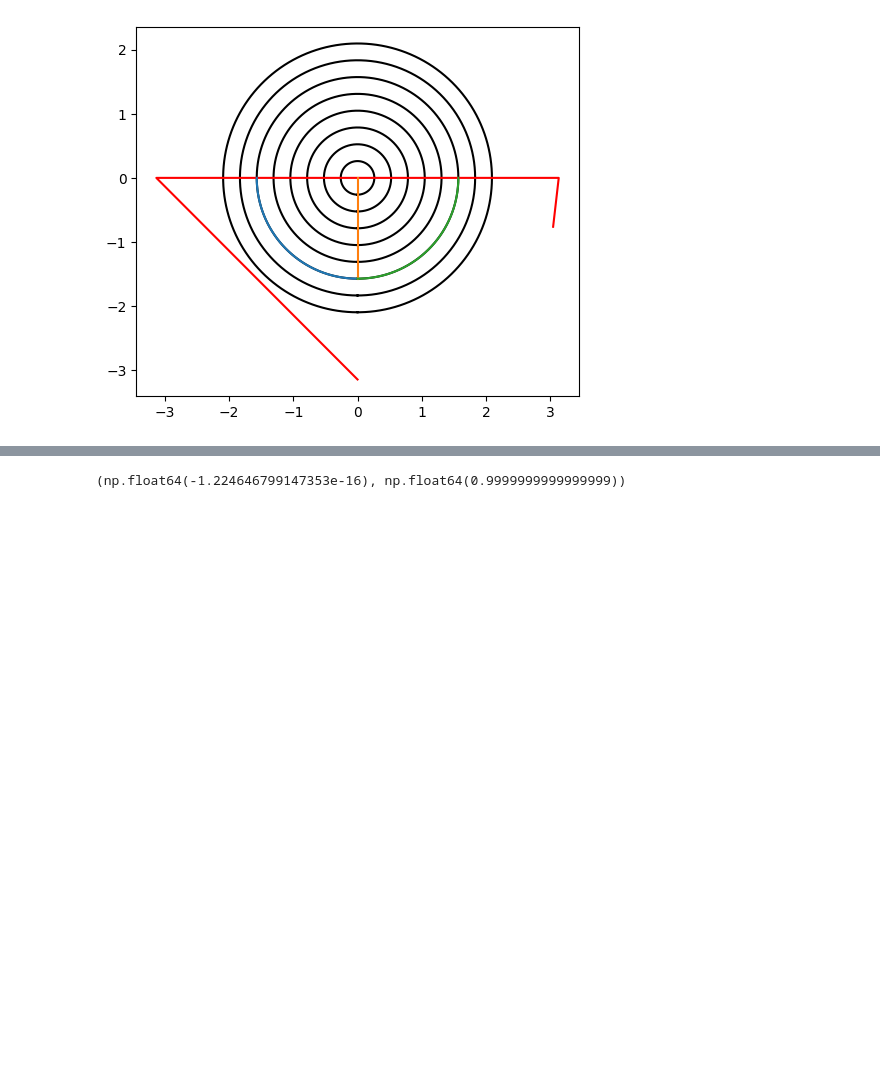
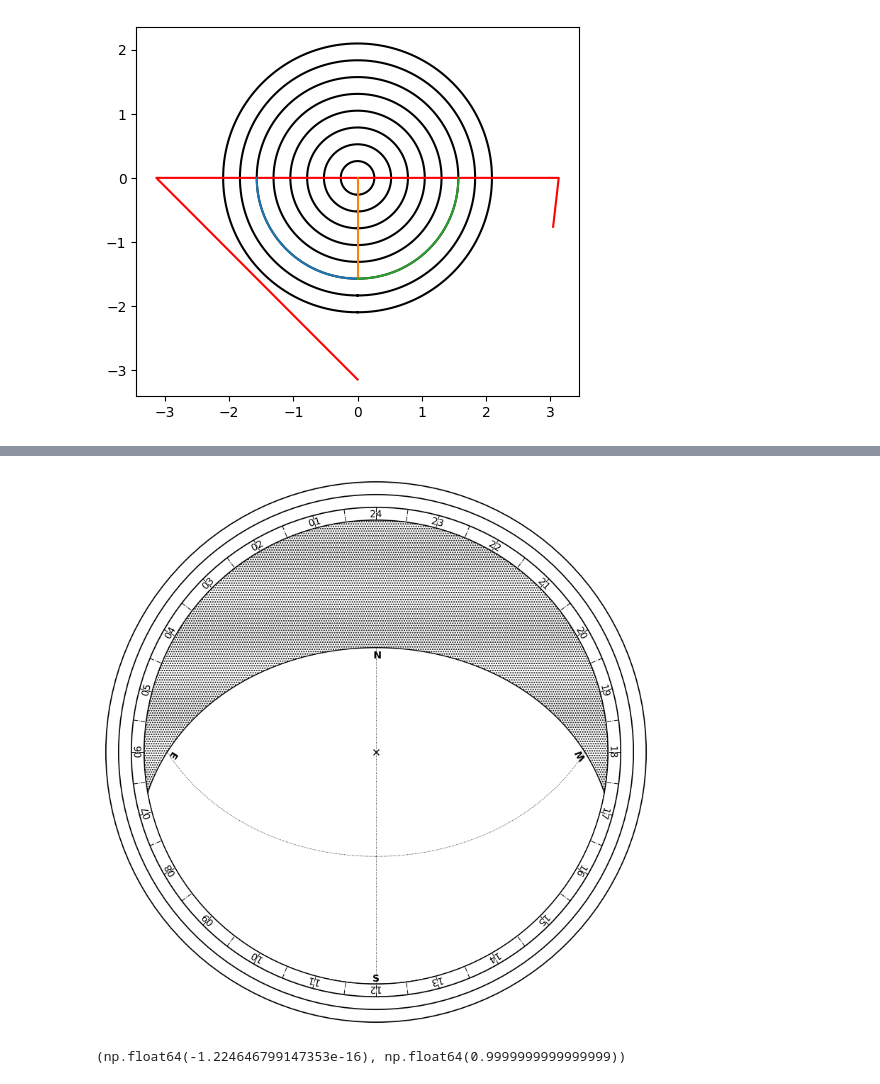
Before and after one commit to Giacomo-Menegatti/HARey_constellations_cards, a Jupyter notebook: astrolabe.ipynb, the cells around one changed output, grey strips where cells are left out. Saved outputs shown, nothing was run; the diff lists cells and outputs as text; code cells hidden in the pictures; blank space fills up the shorter version.

```diff
--- a/astrolabe.ipynb
+++ b/astrolabe.ipynb
@@ -132,9 +132,3 @@ stereo_polar((70,70,70), (-10,0,10))
 # %% [output]
 (array([-1.11988206, -0.93969262, -0.78849573]),
  array([-0.40760373, -0.34202014, -0.28698898]))
-# %%
-from HARey_constellation_cards.astro_projection import stereographic_projection
-lat, long = np.random.randint(-90,90, size=5000), np.random.randint(-180,180, size=5000)
-lat0, long0 = 70, 0
-print(stereographic_projection(long0, lat0)(long, lat))
-print(stereo_centered(lat, long, lat0, long0))
@@ -264,15 +219,18 @@ def text_place(text, ax, xy, angle, font_size):
     ax.add_patch(patch)
 # %%
 
-def plot_mask(lat, fov=210, mode='azimuth'):
+def plot_mask(lat, fov=210, mode='azimuth', face='front'):
 
     if lat == 0:
-        raise Exception('A latitude of zero is an exceptional value that breaks the plotting. Use instead the reverse mask function')
+        # The equator breaks the projection, so instead of 0 a very small value is used
+        lat = 1e-2
 
     pole = 'S' if lat < 0 else 'N'
-    sign = np.sign(lat)
+    pole_sign = np.sign(lat)
+    face_sign = 1 if face=='front' else -1
+    sign = pole_sign*face_sign
 
-    lat = np.abs(lat)
+    lat = sign*lat
     max_dec = (180-fov)/2
 
     if mode == 'stereo':
@@ -287,9 +245,9 @@ def plot_mask(lat, fov=210, mode='azimuth'):
     # Horizon (points done anticlockwise to make the cutout)
     h_x, h_y = project_mask(np.linspace(360,0,1001), np.full(1001, 0), lat, mode=mode)
 
-    # Meridians
+    # Meridians (east and west)
     M_x, M_y = [], []
-    for phi in range(0,360,90):
+    for phi in (90,-90):
         m_x, m_y = project_mask(np.full(1001, phi), np.linspace(0,90,1001), lat, mode=mode)
         M_x.append(m_x)
         M_y.append(m_y)
@@ -306,35 +264,43 @@ def plot_mask(lat, fov=210, mode='azimuth'):
     w_angle = np.rad2deg(np.arctan2(y[1]-y[0], x[1]-x[0]))
 
     # North cardinal point (from the north emisphere)
-    n_x, n_y = project_mask(180,0,lat, mode=mode)
+    _, n_y = project_mask(180,0,lat, mode=mode)
     n_angle = 180
 
     # South cardinal point
-    s_x, s_y = project_mask(0,0, lat, mode=mode)
+    _, s_y = project_mask(0,0, lat, mode=mode)
     s_y = max(s_y, -circle_radius)
     s_angle = 0
 
     # From the southern emispere, north and south points are switched
-    if pole=='S':
-        n_x, n_y, n_angle, s_x, s_y, s_angle = s_x, s_y, s_angle, n_x, n_y, n_angle
+    if sign<0:
+        n_y, n_angle, s_y, s_angle =  s_y, s_angle, n_y, n_angle
 
 
 
-    int_r = 0.95
+    int_r = 0.85
+    ext_r = 0.99
     scale = int_r/circle_radius
 
     # Create the shape
     vertices = []
     codes = []
 
-    vertices.extend(np.array([scale*ec_x, scale*ec_y]).transpose())
-    codes.extend([Path.MOVETO] + [Path.LINETO]*(len(ec_x)-2) + [Path.CLOSEPOLY])
-    vertices.extend(np.array([scale*h_x, scale*h_y]).transpose())
-    codes.extend([Path.MOVETO] + [Path.LINETO]*(len(h_x)-2) + [Path.CLOSEPOLY])
+    if face=='front':
+        # With the front face, the horizon is created as a cutout from the whole circle
+        vertices.extend(np.array([scale*ec_x, scale*ec_y]).transpose())
+        codes.extend([Path.MOVETO] + [Path.LINETO]*(len(ec_x)-2) + [Path.CLOSEPOLY])
+        vertices.extend(np.array([scale*h_x, scale*h_y]).transpose())
+        codes.extend([Path.MOVETO] + [Path.LINETO]*(len(h_x)-2) + [Path.CLOSEPOLY])
 
-    # Join the two paths into a patch
+    else:
+        # The back face instead the horizon is a convex figure, done in one pass only
+        vertices.extend(np.array([scale*h_x, scale*h_y]).transpose())
+        codes.extend([Path.MOVETO] + [Path.LINETO]*(len(h_x)-2) + [Path.CLOSEPOLY])
+
     mask = Path(vertices, codes)
     mask = PathPatch(mask, hatch='.....', facecolor='none', edgecolor='k')
+
     clip_circle = Circle((0,0), int_r, facecolor='none', edgecolor='k')
 
     fig, ax = plt.subplots(figsize=(10,10))
@@ -346,23 +312,38 @@ def plot_mask(lat, fov=210, mode='azimuth'):
         meridian, = ax.plot(scale*m_x, scale*m_y, color='k', lw=0.6, ls=':')
         meridian.set_clip_path(clip_circle)
 
+    # North-south meridian
+    if face=='front':
+        ax.plot((0,0), (scale*n_y, scale*s_y), color='k', lw=0.6, ls=':')
+    else:
+        s = 1 if pole=='N' else -1
+        ax.plot((0,0), (scale*n_y, s*int_r), color='k', lw=0.6, ls=':')
+        ax.plot((0,0), (scale*s_y, -s*int_r), color='k', lw=0.6, ls=':')
 
-
-
-    # Plot east and west markers
+    # Plot cardinal points
     ax.text(scale*e_x, scale*e_y, 'E', rotation=e_angle, ha='center', va='bottom', rotation_mode='anchor', fontsize=10, weight='bold')
     ax.text(scale*w_x, scale*w_y, 'W', rotation=w_angle, ha='center', va='bottom', rotation_mode='anchor', fontsize=10, weight='bold')
-    ax.text(scale*n_x, scale*n_y, 'N', rotation=n_angle, ha='center', va='bottom', rotation_mode='anchor', fontsize=10, weight='bold')
-    ax.text(scale*s_x, scale*s_y, 'S', rotation=s_angle, ha='center', va='bottom', rotation_mode='anchor', fontsize=10, weight='bold')
 
+    # Do not display the markers is outside the map
+    if np.abs(scale*n_y) <= int_r:
+        ax.text(0, scale*n_y, 'N', rotation=n_angle, ha='center', va='bottom', rotation_mode='anchor', fontsize=10, weight='bold')
 
-    ax.add_patch(Circle((0,0), 0.99, facecolor='none', edgecolor='k'))
+    if np.abs(scale*s_y) <= int_r:
+        ax.text(0, scale*s_y, 'S', rotation=s_angle, ha='center', va='bottom', rotation_mode='anchor', fontsize=10, weight='bold')
+
+    spacing = (ext_r-int_r)/3
+    for i in range(1,4):
+        ax.add_patch(Circle((0,0), int_r + i*spacing, facecolor='none', edgecolor='k', lw=1.2))
+
+    hour_r = int_r + spacing/2
+    circle_r = int_r + spacing
 
     for hour in range(1,25):
         angle = np.pi/12*hour
+        text_place(f'{hour:02}', ax, (hour_r*np.sin(-sign*angle), hour_r*np.cos(-sign*angle)), angle=sign*angle, font_size=0.035)
 
-        ax.plot([0.99*np.sin(angle), int_r*np.sin(angle)], [0.99*np.cos(angle), int_r*np.cos(angle)], color='k', ls='-.', lw=0.7)
-        text_place(f'{hour:02}', ax, (0.97*np.sin(-sign*angle), 0.97*np.cos(-sign*angle)), angle=sign*angle, font_size=0.035)
+    for angle in np.linspace(0,2*np.pi,49):
+        ax.plot([circle_r*np.sin(angle), int_r*np.sin(angle)], [circle_r*np.cos(angle), int_r*np.cos(angle)], color='k', ls='-.', lw=0.7)
 
     ax.plot(0,0,'kx')
     ax.set_xlim(-1,1)
@@ -371,5 +352,5 @@ def plot_mask(lat, fov=210, mode='azimuth'):
     ax.set_axis_off()
     plt.show()
 
-plot_mask(0, fov=200, mode='azimuth')
+plot_mask(45, fov=200, mode='azimuth', face='front')
 # %% [output]
@@ -377,3 +357,4 @@ Exception: A latitude of zero is an exceptional value that breaks the plotting.
+[figure, added]
 # %%
 stereo_polar(180, 0)
 # %% [output]
```
Also changed, not shown: parts of 8 cells of this notebook, 5 other files.
